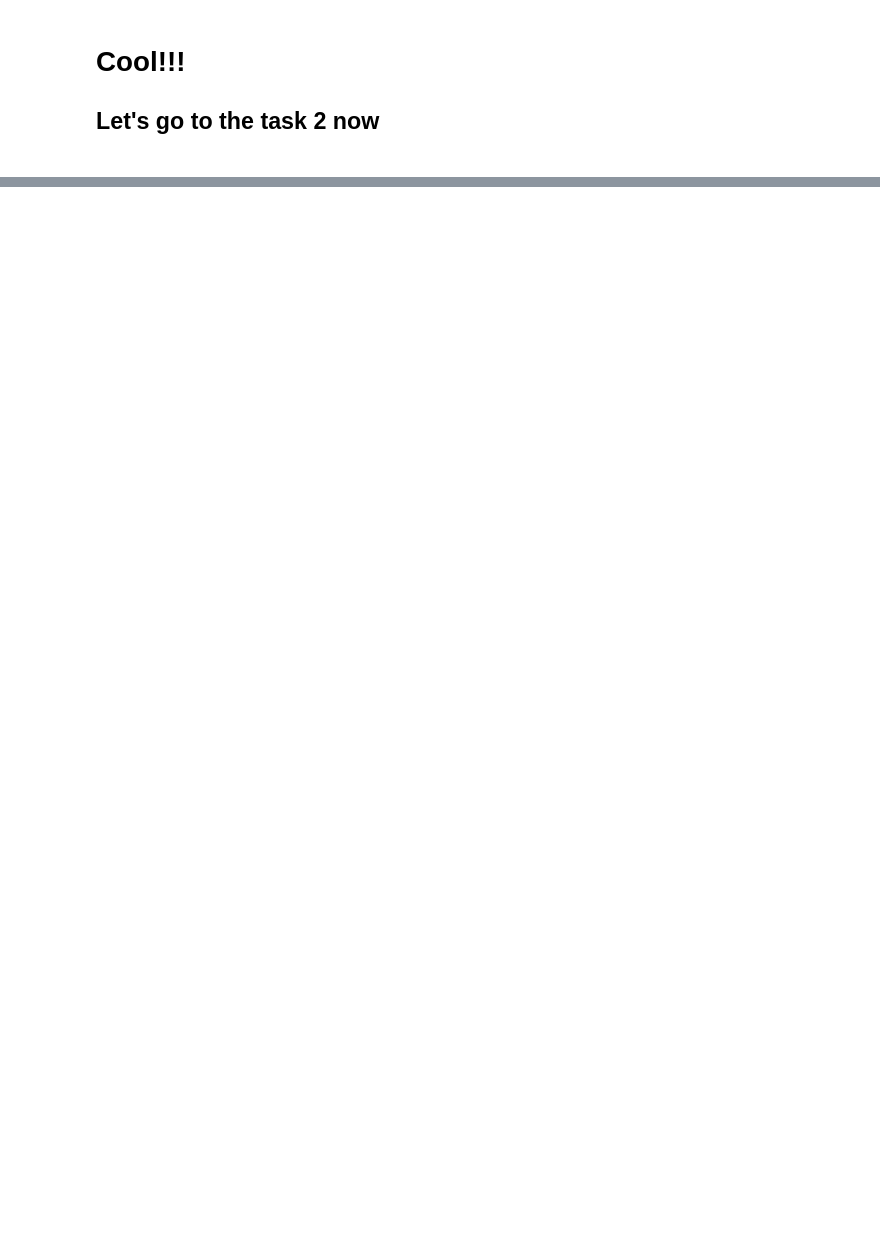
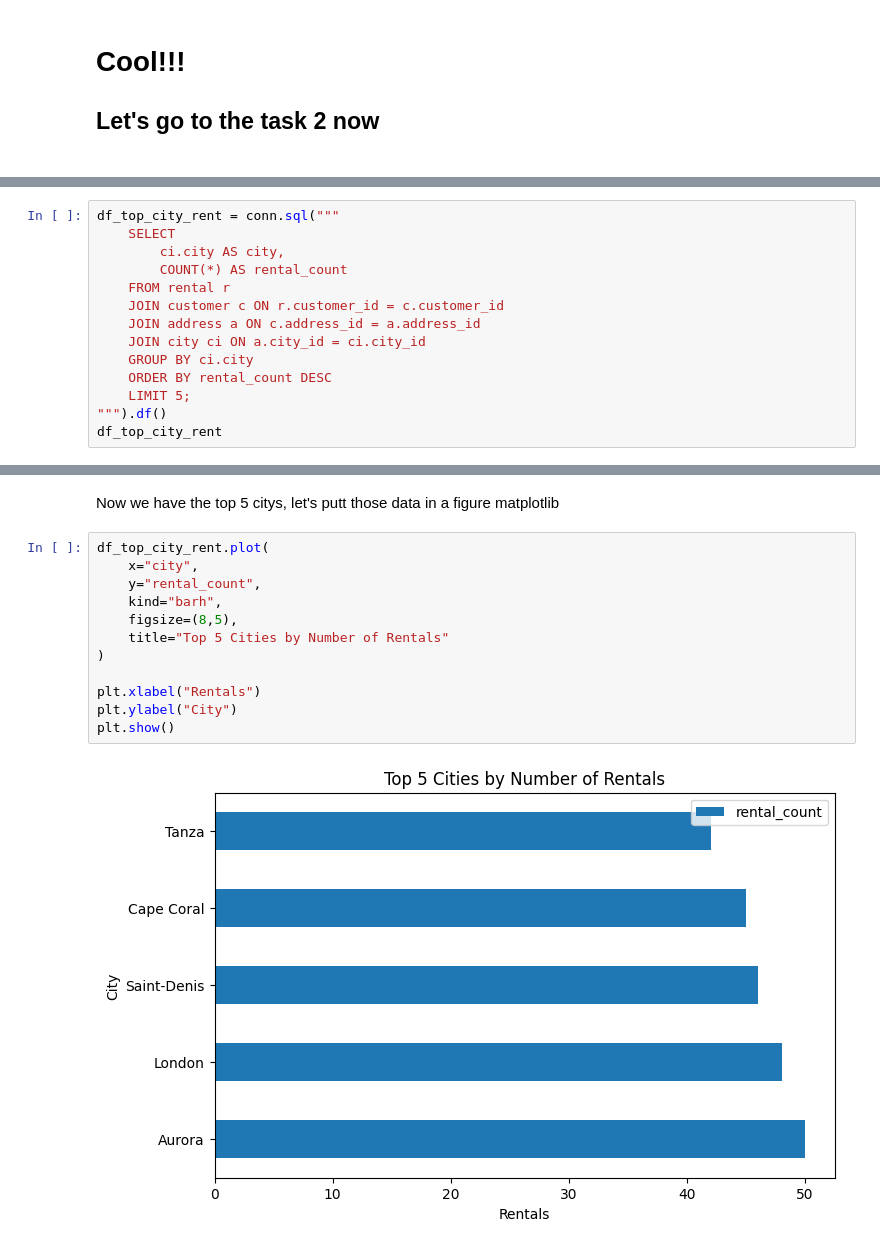
Before and after one commit to Aleex87/sakila_lab_alessandro_abbate, a Jupyter notebook: sql/eda_pandas_duckdb.ipynb, the cells around one changed output, grey strips where cells are left out. Cells and saved outputs as stored; diff of their text form; blank space fills up the shorter version.

```diff
--- a/sql/eda_pandas_duckdb.ipynb
+++ b/sql/eda_pandas_duckdb.ipynb
@@ -311,0 +347,14 @@ dfs['inventory'].head(3)
+# %%
+df_top_city_rent = conn.sql("""
+    SELECT
+        ci.city AS city,
+        COUNT(*) AS rental_count
+    FROM rental r
+    JOIN customer c ON r.customer_id = c.customer_id
+    JOIN address a ON c.address_id = a.address_id
+    JOIN city ci ON a.city_id = ci.city_id
+    GROUP BY ci.city
+    ORDER BY rental_count DESC
+    LIMIT 5;
+""").df()
+df_top_city_rent
@@ -311,0 +368,16 @@ dfs['inventory'].head(3)
+# %% [markdown]
+Now we have the top 5 citys, let's putt those data in a figure matplotlib
+# %%
+df_top_city_rent.plot(
+    x="city",
+    y="rental_count",
+    kind="barh",
+    figsize=(8,5),
+    title="Top 5 Cities by Number of Rentals"
+)
+
+plt.xlabel("Rentals")
+plt.ylabel("City")
+plt.show()
+# %% [output]
+[figure, added]
```
Also changed, not shown: parts of 26 cells of this notebook.
